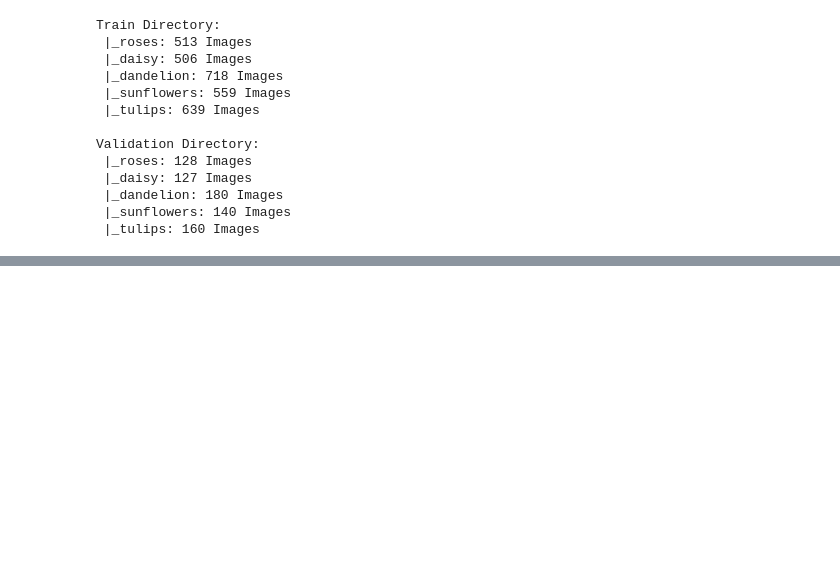
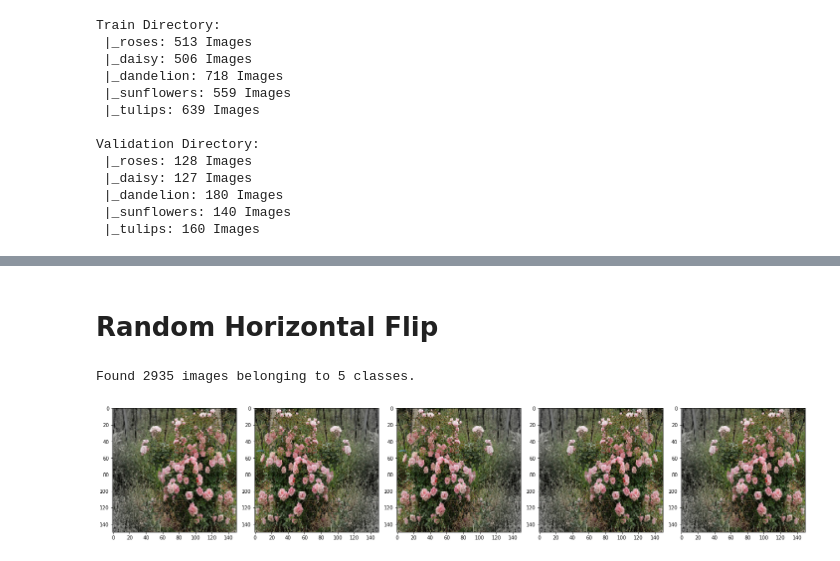
Before and after one commit to marcelounb/tensorflow_udacity, a Jupyter notebook: 05_images_of_flowers_exercise.ipynb, the cells around one changed output, grey strips where cells are left out. Cells and saved outputs as stored; diff of their text form; code cells hidden in the pictures; blank space fills up the shorter version.

```diff
--- a/05_images_of_flowers_exercise.ipynb
+++ b/05_images_of_flowers_exercise.ipynb
@@ -177,0 +199,3 @@ Validation Directory:
+# %%
+BATCH_SIZE = 100
+IMG_SHAPE = 150
@@ -177,0 +205,20 @@ Validation Directory:
+# %%
+# This function will plot images in the form of a grid with 1 row and 5 columns where images are placed in each column.
+def plotImages(images_arr):
+    fig, axes = plt.subplots(1, 5, figsize=(20,20))
+    axes = axes.flatten()
+    for img, ax in zip( images_arr, axes):
+        ax.imshow(img)
+    plt.tight_layout()
+    plt.show()
+# %% [markdown]
+# Random Horizontal Flip
+# %%
+image_gen = ImageDataGenerator(rescale = 1./255, horizontal_flip=True)
+train_data_gen = image_gen.flow_from_directory(batch_size= BATCH_SIZE, directory=train_dir, shuffle=True, target_size=(IMG_SHAPE,IMG_SHAPE))
+# Now let's plot a random image to see if it worked !
+augmented_images = [train_data_gen[0][0][0] for i in range(5)]
+plotImages(augmented_images)
+# %% [output]
+Found 2935 images belonging to 5 classes.
+[figure, added]
```
Also changed, not shown: parts of 13 cells of this notebook.
